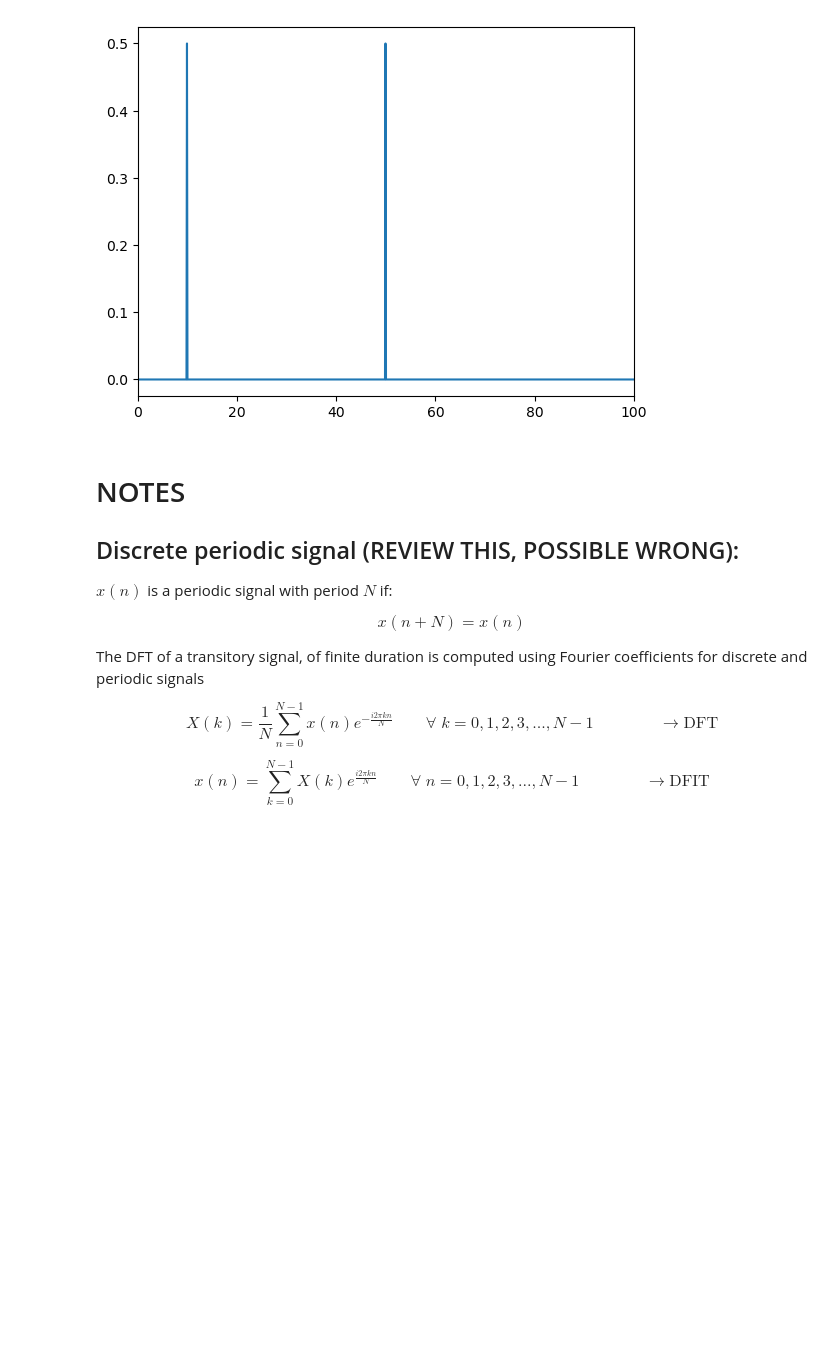
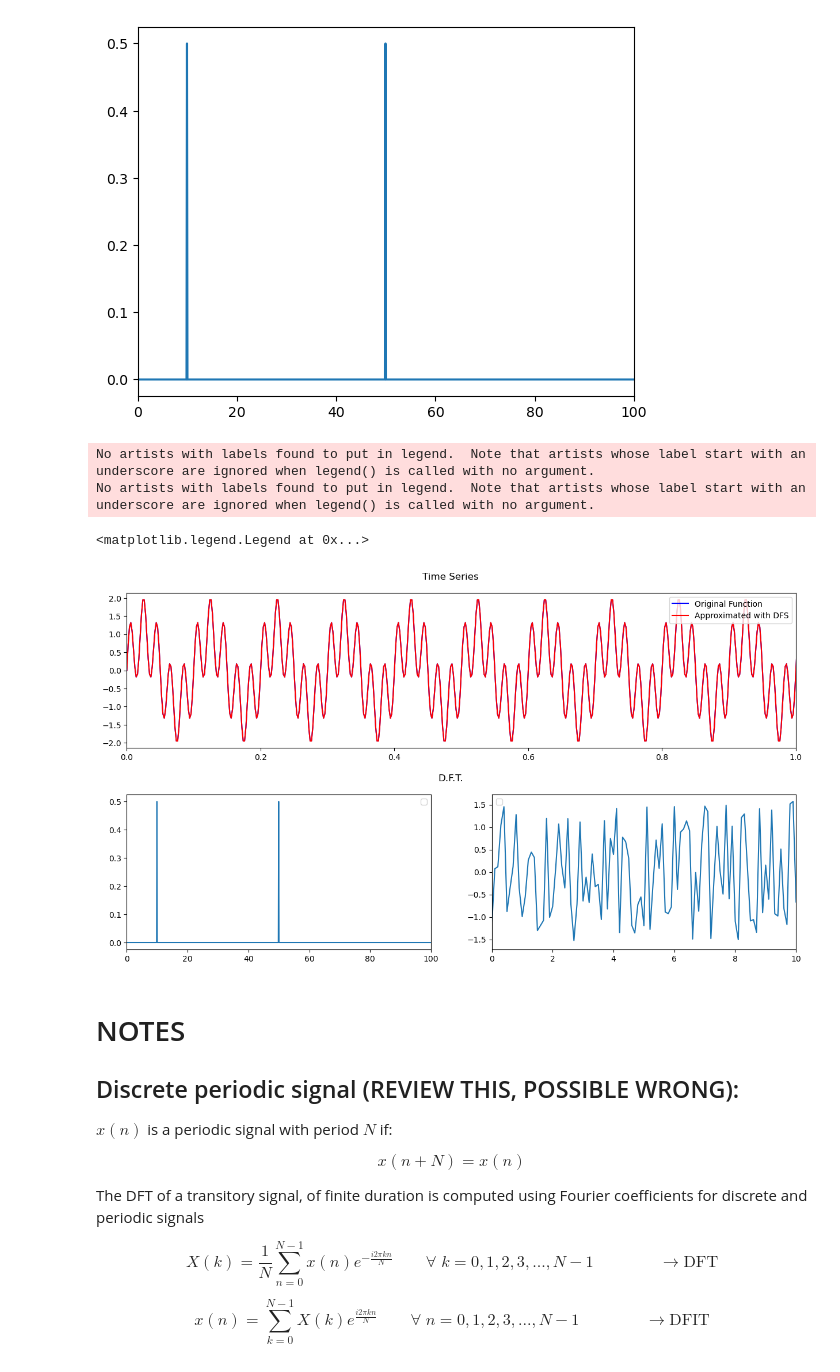
Before and after one commit to P219-C/signalAnalysis, a Jupyter notebook: signalAnalysis.ipynb, the cells around one changed output. Drawn from its saved outputs; the diff is of its cells as text; code cells hidden in the pictures; blank space fills up the shorter version.

Commit message:
Added phase spectrum

```diff
--- a/signalAnalysis.ipynb
+++ b/signalAnalysis.ipynb
@@ -91,14 +91,22 @@ def FUNC_DFS(A0, A_k, B_k, N):  #Discrete Fourier Series
 
     return x_n
 
-def FUNC_amplitudeSpectreum(A_k, B_k):
+def FUNC_amplitudeSpectrum(A_k, B_k):
     L = len(A_k)
     ampX_k = np.zeros(L)
 
     for k in range(L):
-        ampX_k[k] = (1/2) * ((A_k[k])**2 + (B_k[k])**2)**(0.5)
+        ampX_k[k] = (0.5) * ((A_k[k])**2 + (B_k[k])**2)**(0.5)
 
     return ampX_k
+
+def FUNC_phaseSpectrum(A_k, B_k):
+    L = len(A_k)
+    phaseX_k = np.zeros(L)
+
+    for k in range(L):
+        phaseX_k[k] = np.arctan(-B_k[k]/A_k[k])
+    return phaseX_k
 # %%
 pi = math.pi
 
@@ -182,13 +190,45 @@ f_axis
 array([-250.15003001, -250.04996999, -249.94990997, ...,  249.84988996,
         249.94994998,  250.05001   ])
 # %%
-ampSpectrum = FUNC_amplitudeSpectreum(A_k, B_k)
+ampSpectrum = FUNC_amplitudeSpectrum(A_k, B_k)
+phaseSpectrum = FUNC_phaseSpectrum(A_k, B_k)
 # %%
 plt.plot(f_axis[int((N+1)/2):],ampSpectrum)
 plt.xlim(0,100)
 # %% [output]
 (0.0, 100.0)
 [figure]
+# %%
+fig = plt.figure(figsize=(15,7))
+
+(topfig, bottomfig) = fig.subfigures(2,1)
+
+topfig.suptitle('Time Series')
+bottomfig.suptitle('D.F.T.')
+
+top_axs = topfig.subplots(1,1)
+bottom_axs = bottomfig.subplots(1,2)
+
+ax = top_axs    # Time Series
+ax.plot(time, funX, color='b', label='Original Function')
+ax.plot(time, funX2, color='r', label='Approximated with DFS')
+ax.set_xlim(0,1)
+ax.legend()
+
+ax = bottom_axs[0]    # Amplitude Spectrum
+ax.plot(f_axis[int((N+1)/2):],ampSpectrum)
+ax.set_xlim(0,100)
+ax.legend()
+
+ax = bottom_axs[1]    # Phase Spectrum
+ax.plot(f_axis[int((N+1)/2):],phaseSpectrum)
+ax.set_xlim(0,10)
+ax.legend()
+# %% [output]
+No artists with labels found to put in legend.  Note that artists whose label start with an underscore are ignored when legend() is called with no argument.
+No artists with labels found to put in legend.  Note that artists whose label start with an underscore are ignored when legend() is called with no argument.
+<matplotlib.legend.Legend at 0x...>
+[figure, added]
 # %% [markdown]
 # NOTES
 ## Discrete periodic signal (REVIEW THIS, POSSIBLE WRONG):
```
